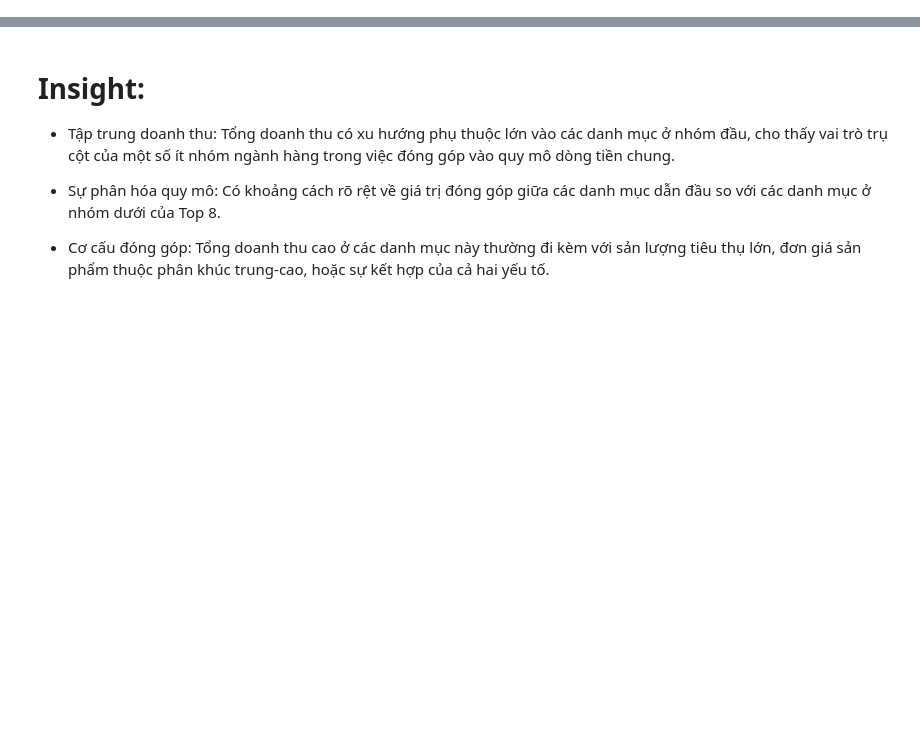
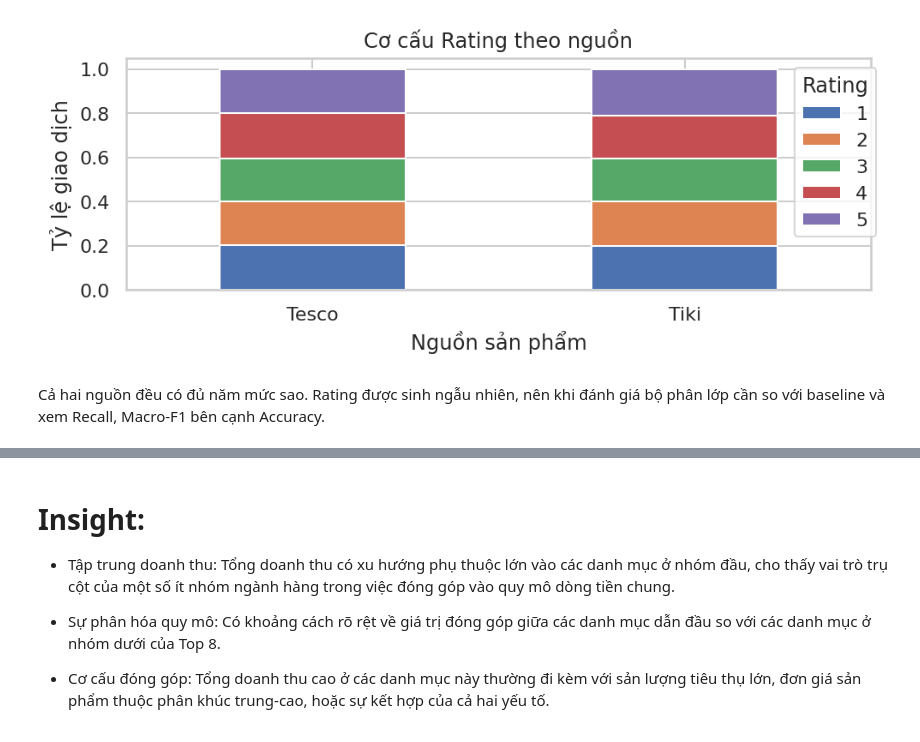
Before and after one commit to Myracc248/data-analysis-ai-nhom11, a Jupyter notebook: notebooks/05_cleaning_eda.ipynb, the cells around one changed output, grey strips where cells are left out. Saved outputs shown, nothing was run; the diff lists cells and outputs as text; code cells hidden in the pictures; blank space fills up the shorter version.

```diff
--- a/notebooks/05_cleaning_eda.ipynb
+++ b/notebooks/05_cleaning_eda.ipynb
@@ -751,0 +408,4 @@ plt.show()
+# %%
+cross = pd.crosstab(df_cleaned['Source'], df_cleaned['Rating'])
+print(cross.to_string())
+print(cross.div(cross.sum(axis=1),axis=0).mul(100).round(2))
@@ -752,3 +421,13 @@ plt.show()
+# %%
+cross.div(cross.sum(axis=1),axis=0).plot.bar(stacked=True,figsize=(7,3))
+plt.title('Cơ cấu Rating theo nguồn')
+plt.xlabel('Nguồn sản phẩm'); plt.ylabel('Tỷ lệ giao dịch')
+plt.legend(title='Rating',bbox_to_anchor=(1.02,1))
+plt.xticks(rotation=0); plt.show()
+# %% [output]
+[figure, added]
+# %% [markdown]
+Cả hai nguồn đều có đủ năm mức sao. Rating được sinh ngẫu nhiên, nên khi đánh giá bộ phân lớp cần so với baseline và xem Recall, Macro-F1 bên cạnh Accuracy.
 # %%
 #Biểu đồ 3: Top 8 Danh mục có Tổng Doanh thu Cao nhất
 top_cats = df_cleaned.groupby('Category')['Revenue'].sum().sort_values(ascending=False).head(8).reset_index()
```
Also changed, not shown: parts of 55 cells of this notebook, 6 other files.
